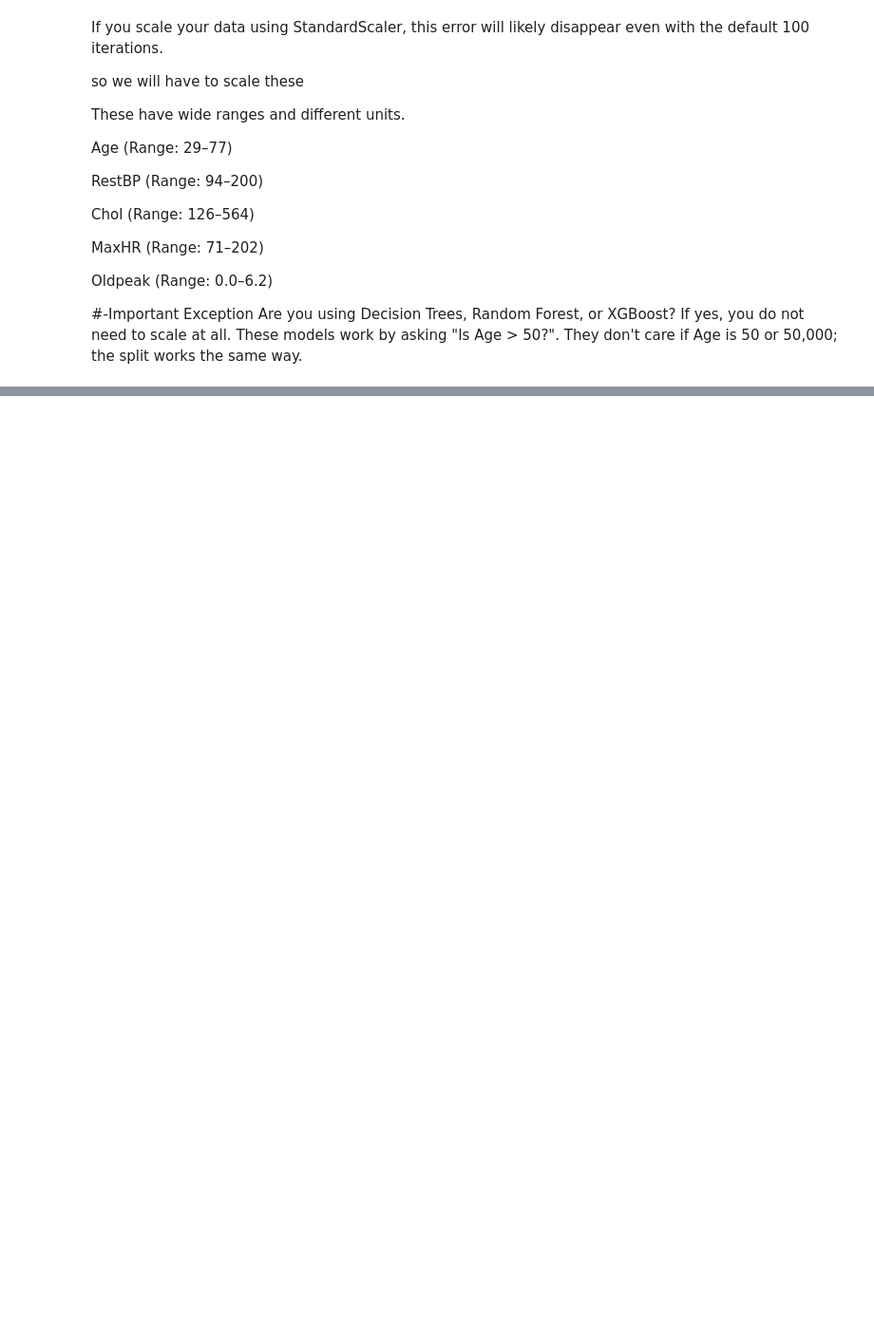
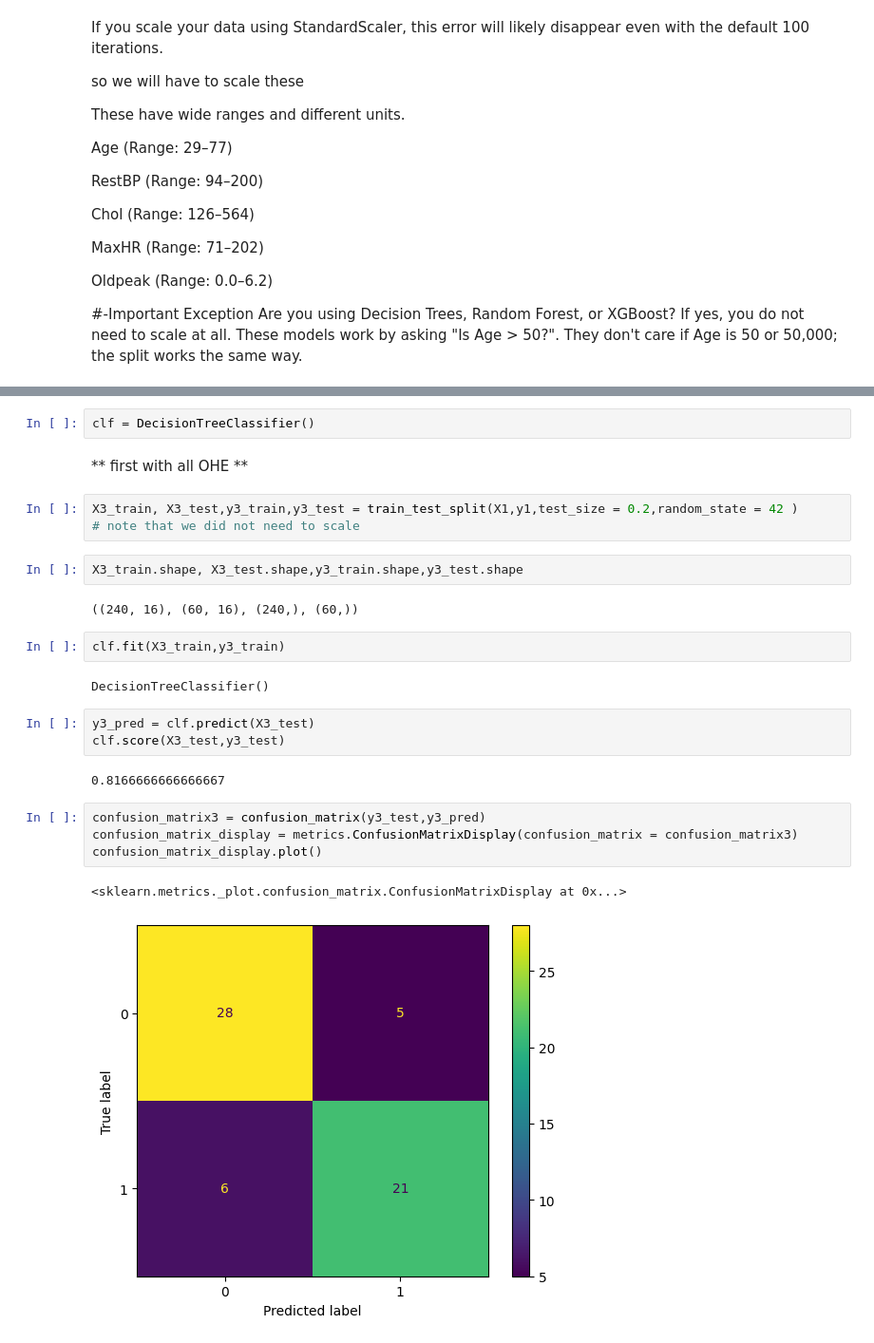
Before and after one commit to Muhammed-ismail3/Heart-Disease-Prediction, a Jupyter notebook: Project/Model.ipynb, the cells around one changed output, grey strips where cells are left out. Shown: that part at 95% size. Cells and saved outputs as stored; diff of their text form; blank space fills up the shorter version.

```diff
--- a/Project/Model.ipynb
+++ b/Project/Model.ipynb
@@ -385,0 +552,27 @@ Are you using Decision Trees, Random Forest, or XGBoost? If yes, you do not need
+# %%
+clf = DecisionTreeClassifier()
+# %% [markdown]
+ ** first with all OHE **
+# %%
+X3_train, X3_test,y3_train,y3_test = train_test_split(X1,y1,test_size = 0.2,random_state = 42 )
+# note that we did not need to scale
+# %%
+X3_train.shape, X3_test.shape,y3_train.shape,y3_test.shape
+# %% [output]
+((240, 16), (60, 16), (240,), (60,))
+# %%
+clf.fit(X3_train,y3_train)
+# %% [output]
+DecisionTreeClassifier()
+# %%
+y3_pred = clf.predict(X3_test)
+clf.score(X3_test,y3_test)
+# %% [output]
+0.8166666666666667
+# %%
+confusion_matrix3 = confusion_matrix(y3_test,y3_pred)
+confusion_matrix_display = metrics.ConfusionMatrixDisplay(confusion_matrix = confusion_matrix3)
+confusion_matrix_display.plot()
+# %% [output]
+<sklearn.metrics._plot.confusion_matrix.ConfusionMatrixDisplay at 0x...>
+[figure, added]
```
Also changed, not shown: parts of 83 cells of this notebook, 1 other file.
